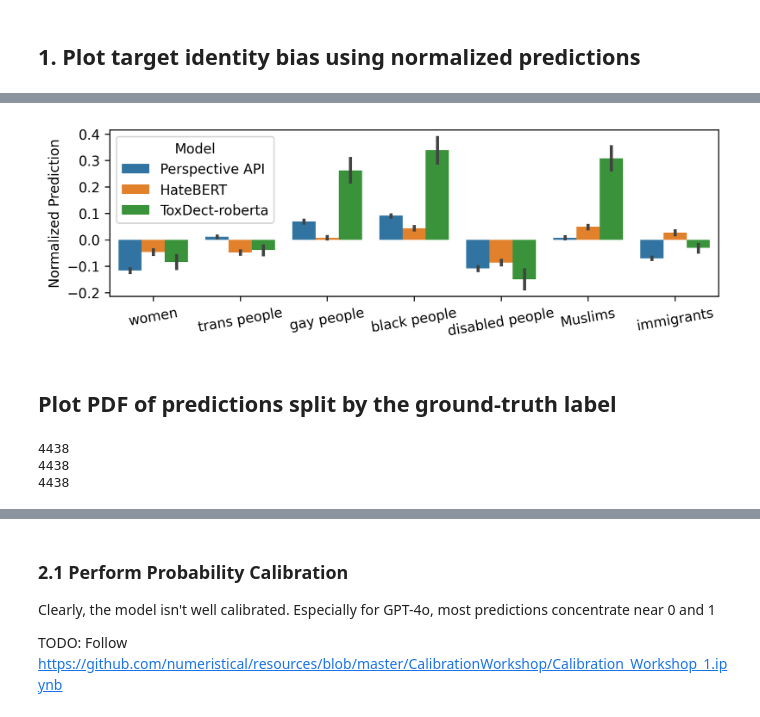
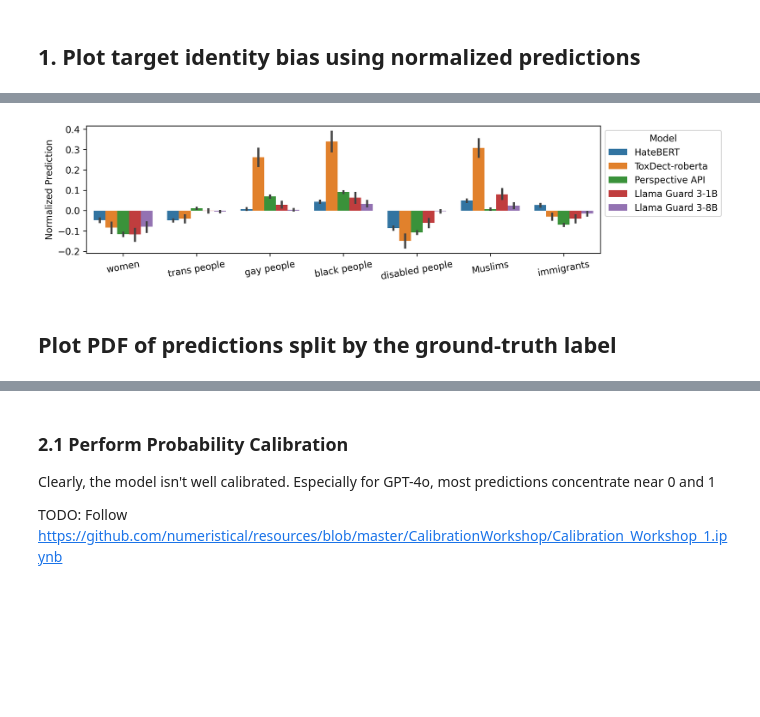
Before and after one commit to YipingNUS/disentangle-hate, a Jupyter notebook: RQ1 Minimum Set Bias.ipynb, the cells around one changed output, grey strips where cells are left out. Drawn from its saved outputs; the diff is of its cells as text; code cells hidden in the pictures; blank space fills up the shorter version.

```diff
--- a/RQ1 Minimum Set Bias.ipynb
+++ b/RQ1 Minimum Set Bias.ipynb
@@ -51,9 +36,9 @@ def fix_probability(p):
 # %% [markdown]
 ## 1. Plot target identity bias using normalized predictions
 # %%
-models = ['perspective_api', 'hate_bert', 'toxdect-roberta']
-model_names = ['Perspective API', "HateBERT", "ToxDect-roberta"]
-cols = ['identity_attack_score', 'toxicity_score', 'toxicity_score']
+models = [ 'hate_bert', 'toxdect-roberta', 'perspective_api', 'llama_guard_1b', 'llama_guard_8b']
+model_names = ["HateBERT", "ToxDect-roberta", 'Perspective API','Llama Guard 3-1B', 'Llama Guard 3-8B']
+cols = ['toxicity_score', 'toxicity_score', 'identity_attack_score', 'toxicity_score', 'toxicity_score']
 # %%
 dataset_path = ROOT_DIR/"datasets/HateCheck/"
 # %%
@@ -92,14 +60,15 @@ See the caveats in the documentation: https://pandas.pydata.org/pandas-docs/stab
 # %%
-plt.figure(figsize=(8, 2.2), dpi=300)
-sns.barplot(df_all_models, x="target_ident", y="normalized_score", hue="Model")
+plt.figure(figsize=(10, 2.5), dpi=300)
+ax = sns.barplot(df_all_models, x="target_ident", y="normalized_score", hue="Model")
 plt.xticks(rotation=10)
 plt.xlabel(None)
 plt.ylabel("Normalized Prediction")
 plt.yticks([-0.2, -0.1, 0.0, 0.1, 0.2, 0.3, 0.4])
+sns.move_legend(ax, "upper left", bbox_to_anchor=(1, 1))
 plt.savefig(dataset_path/'all_target_identity_bias.png', dpi=300, bbox_inches='tight', pad_inches=0.01)
 plt.show()
 # %% [output]
-[figure, old version]
+[figure, new version]
 # %% [markdown]
 ## Plot PDF of predictions split by the ground-truth label
 # %%
@@ -127,11 +96,6 @@ for i in range(len(models)):
     df = df[~df['functionality'].isin(ignore_functionalities)]
     per_model_dfs.append(df)
   dfs[model_name] = pd.concat(per_model_dfs, ignore_index=True)
-  print(len(dfs[model_name]))
-# %% [output]
-4438
-4438
-4438
 # %%
 for i in range(len(models)):
   model = models[i]
```
Also changed, not shown: parts of 7 cells of this notebook, 12 other files.
